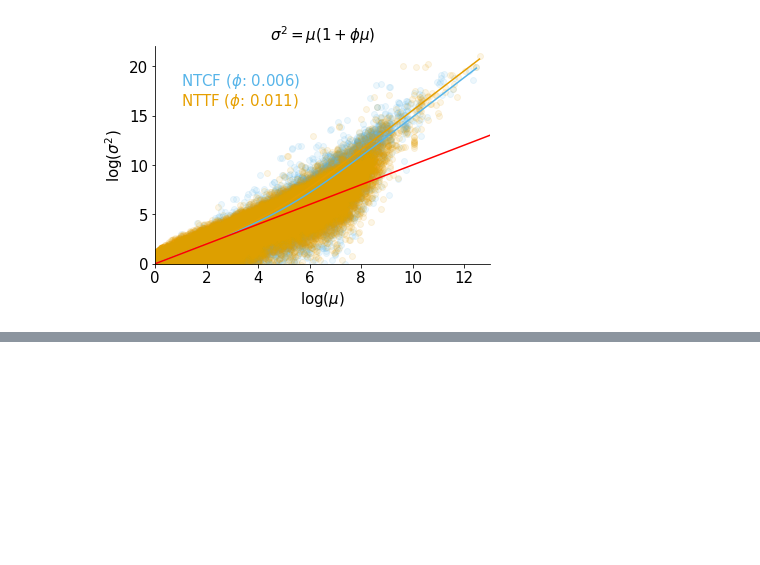
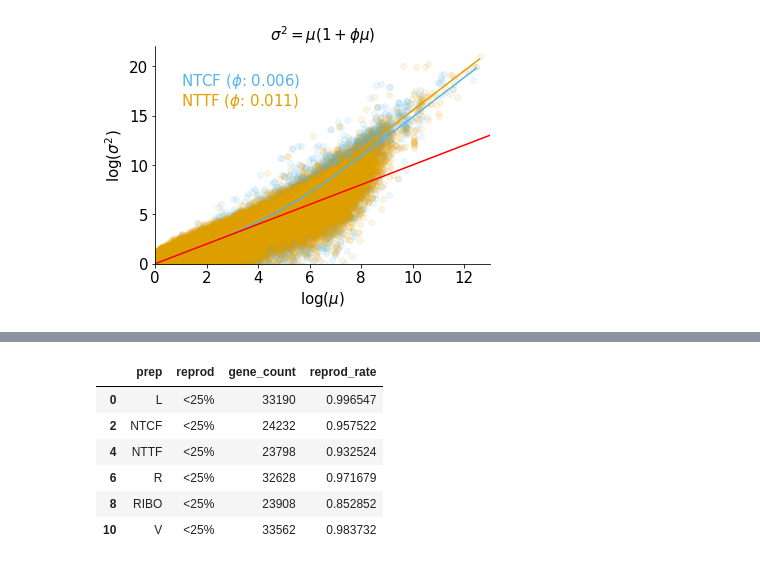
Before and after one commit to wckdouglas/tgirt_smRNA, a Jupyter notebook: scripts/reproducibility.ipynb, the cells around one changed output, grey strips where cells are left out. Saved outputs shown, nothing was run; the diff lists cells and outputs as text; code cells hidden in the pictures; blank space fills up the shorter version.

```diff
--- a/scripts/reproducibility.ipynb
+++ b/scripts/reproducibility.ipynb
@@ -179,0 +202,17 @@ xt = ax.set_xticklabels(xts, rotation = 70, rotation_mode = 'anchor', ha = 'righ
+# %%
+mv_df\
+    .query('norm_countmean > %i' %cutoff)\
+    .assign(reprod = lambda d: np.where(d.norm_countvariation <= 0.25,'<25%','>25%')) \
+    .assign(gene_count = 1)\
+    .groupby(['prep','reprod'], as_index=False)\
+    .agg({'gene_count':'sum'}) \
+    .assign(reprod_rate = lambda d: d.groupby(['prep']).gene_count.transform(lambda x: x/x.sum())) \
+    .query('reprod == "<25%"')
+# %% [output]
+|  | prep | reprod | gene_count | reprod_rate |
+| 0 | L | <25% | 33190 | 0.996547 |
+| 2 | NTCF | <25% | 24232 | 0.957522 |
+| 4 | NTTF | <25% | 23798 | 0.932524 |
+| 6 | R | <25% | 32628 | 0.971679 |
+| 8 | RIBO | <25% | 23908 | 0.852852 |
+| 10 | V | <25% | 33562 | 0.983732 |
```
Also changed, not shown: parts of 9 cells of this notebook, 2 other files.
